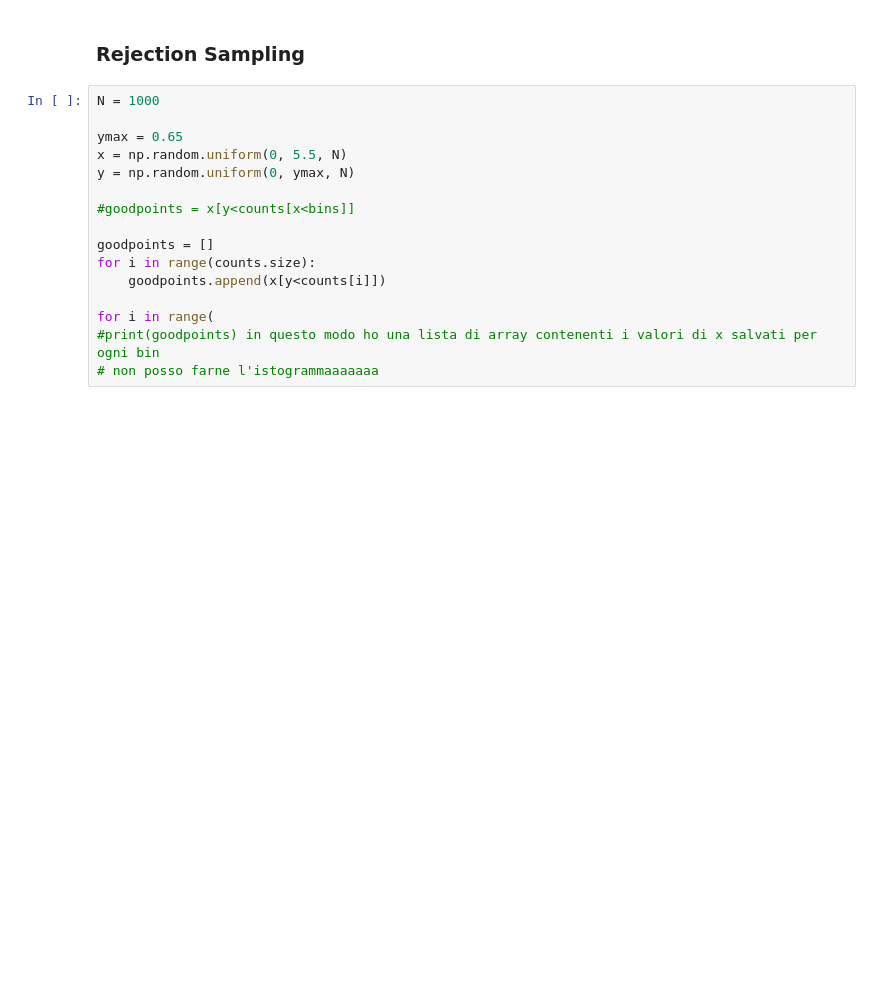
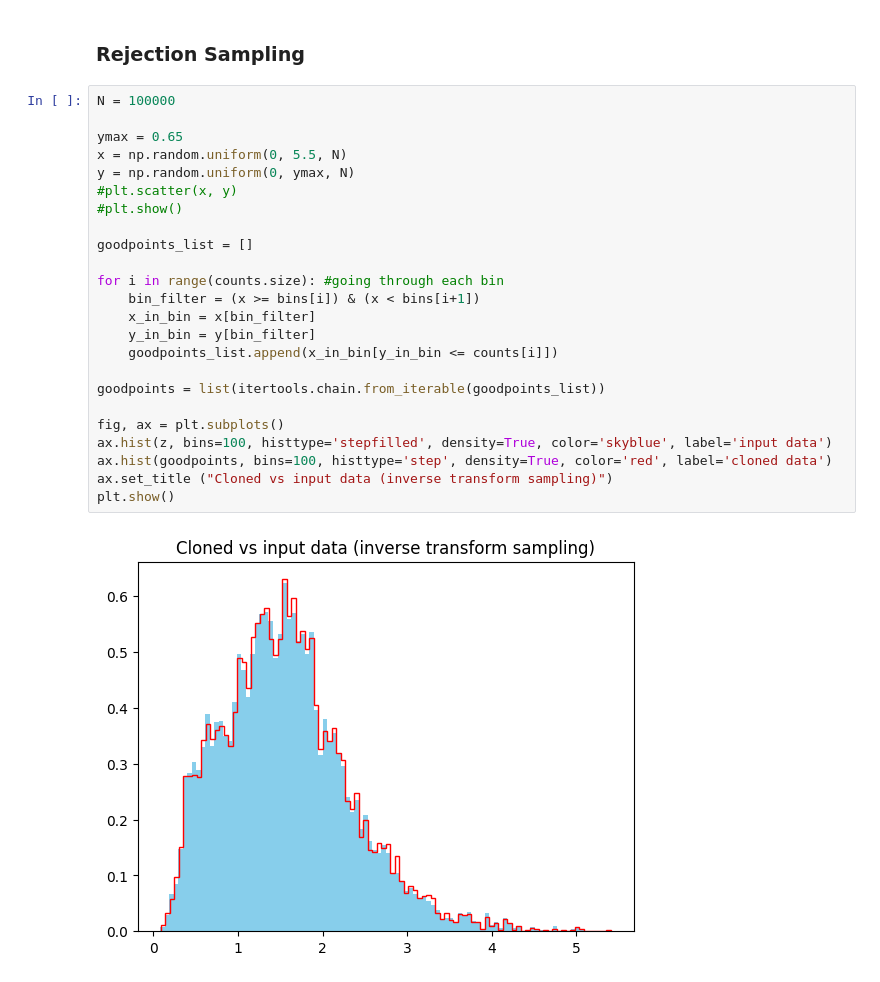
Before and after one commit to giuliabettega/astrostatistics_bicocca_2024, a Jupyter notebook: working/04_cloning_quasars.ipynb, the cells around one changed output. Drawn from its saved outputs; the diff is of its cells as text; blank space fills up the shorter version.

```diff
--- a/working/04_cloning_quasars.ipynb
+++ b/working/04_cloning_quasars.ipynb
@@ -56,18 +39,28 @@ print(counts.shape, bins)
 # %% [markdown]
 ### Rejection Sampling
 # %%
-N = 1000
+N = 100000
 
 ymax = 0.65
 x = np.random.uniform(0, 5.5, N)
 y = np.random.uniform(0, ymax, N)
+#plt.scatter(x, y)
+#plt.show()
 
-#goodpoints = x[y<counts[x<bins]]
+goodpoints_list = []
 
-goodpoints = []
-for i in range(counts.size):
-    goodpoints.append(x[y<counts[i]])
+for i in range(counts.size): #going through each bin
+    bin_filter = (x >= bins[i]) & (x < bins[i+1])
+    x_in_bin = x[bin_filter]
+    y_in_bin = y[bin_filter]
+    goodpoints_list.append(x_in_bin[y_in_bin <= counts[i]])
 
-for i in range(
-#print(goodpoints) in questo modo ho una lista di array contenenti i valori di x salvati per ogni bin
-# non posso farne l'istogrammaaaaaaa
+goodpoints = list(itertools.chain.from_iterable(goodpoints_list))
+
+fig, ax = plt.subplots()
+ax.hist(z, bins=100, histtype='stepfilled', density=True, color='skyblue', label='input data')
+ax.hist(goodpoints, bins=100, histtype='step', density=True, color='red', label='cloned data')
+ax.set_title ("Cloned vs input data (inverse transform sampling)")
+plt.show()
+# %% [output]
+[figure, added]
```
Also changed, not shown: parts of 5 cells of this notebook, 3 other files.
